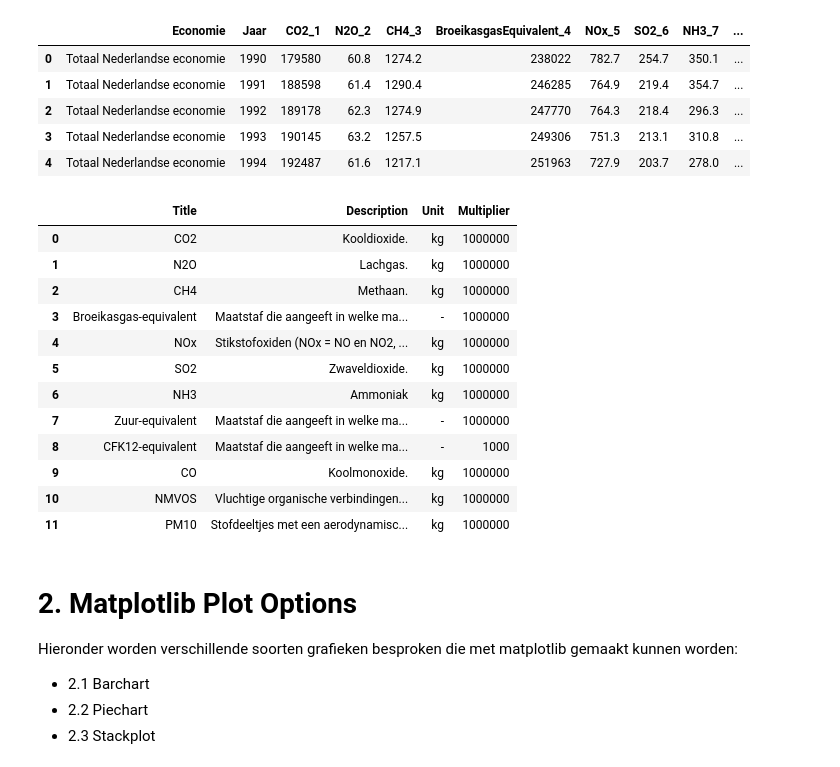
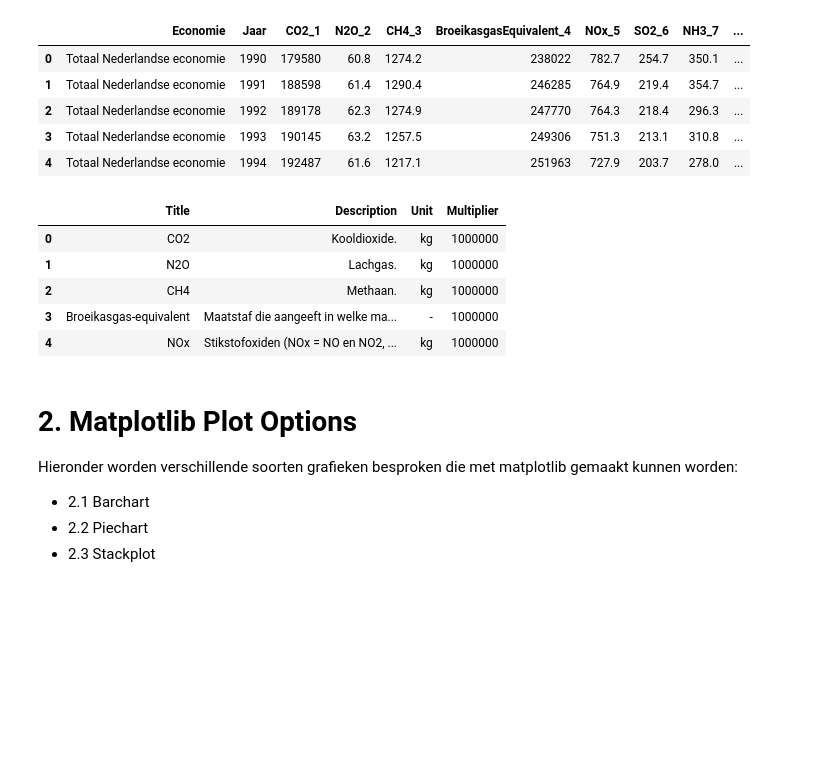
Before and after one commit to GitAnda/PythonCourse2020, a Jupyter notebook: DataVisualisation.ipynb, the cells around one changed output. Saved outputs shown, nothing was run; the diff lists cells and outputs as text; code cells hidden in the pictures; blank space fills up the shorter version.

```diff
--- a/DataVisualisation.ipynb
+++ b/DataVisualisation.ipynb
@@ -59,21 +66,14 @@ data.head()
 | 4 | Totaal Nederlandse economie | 1994 | 192487 | 61.6 | 1217.1 | 251963 | 727.9 | 203.7 | 278.0 | ... |
 # %%
 metadata = pd.read_csv(datapath + "/UitstootMetadata.csv", delimiter = ",")
-metadata.head(20)
+metadata.head()
 # %% [output]
 |  | Title | Description | Unit | Multiplier |
 | 0 | CO2 | Kooldioxide. | kg | 1000000 |
 | 1 | N2O | Lachgas. | kg | 1000000 |
 | 2 | CH4 | Methaan. | kg | 1000000 |
 | 3 | Broeikasgas-equivalent | Maatstaf die aangeeft in welke ma... | - | 1000000 |
 | 4 | NOx | Stikstofoxiden (NOx = NO en NO2, ... | kg | 1000000 |
-| 5 | SO2 | Zwaveldioxide. | kg | 1000000 |
-| 6 | NH3 | Ammoniak | kg | 1000000 |
-| 7 | Zuur-equivalent | Maatstaf die aangeeft in welke ma... | - | 1000000 |
-| 8 | CFK12-equivalent | Maatstaf die aangeeft in welke ma... | - | 1000 |
-| 9 | CO | Koolmonoxide. | kg | 1000000 |
-| 10 | NMVOS | Vluchtige organische verbindingen... | kg | 1000000 |
-| 11 | PM10 | Stofdeeltjes met een aerodynamisc... | kg | 1000000 |
 # %% [markdown]
 # 2. Matplotlib Plot Options
 
```
Also changed, not shown: parts of 3 cells of this notebook.
